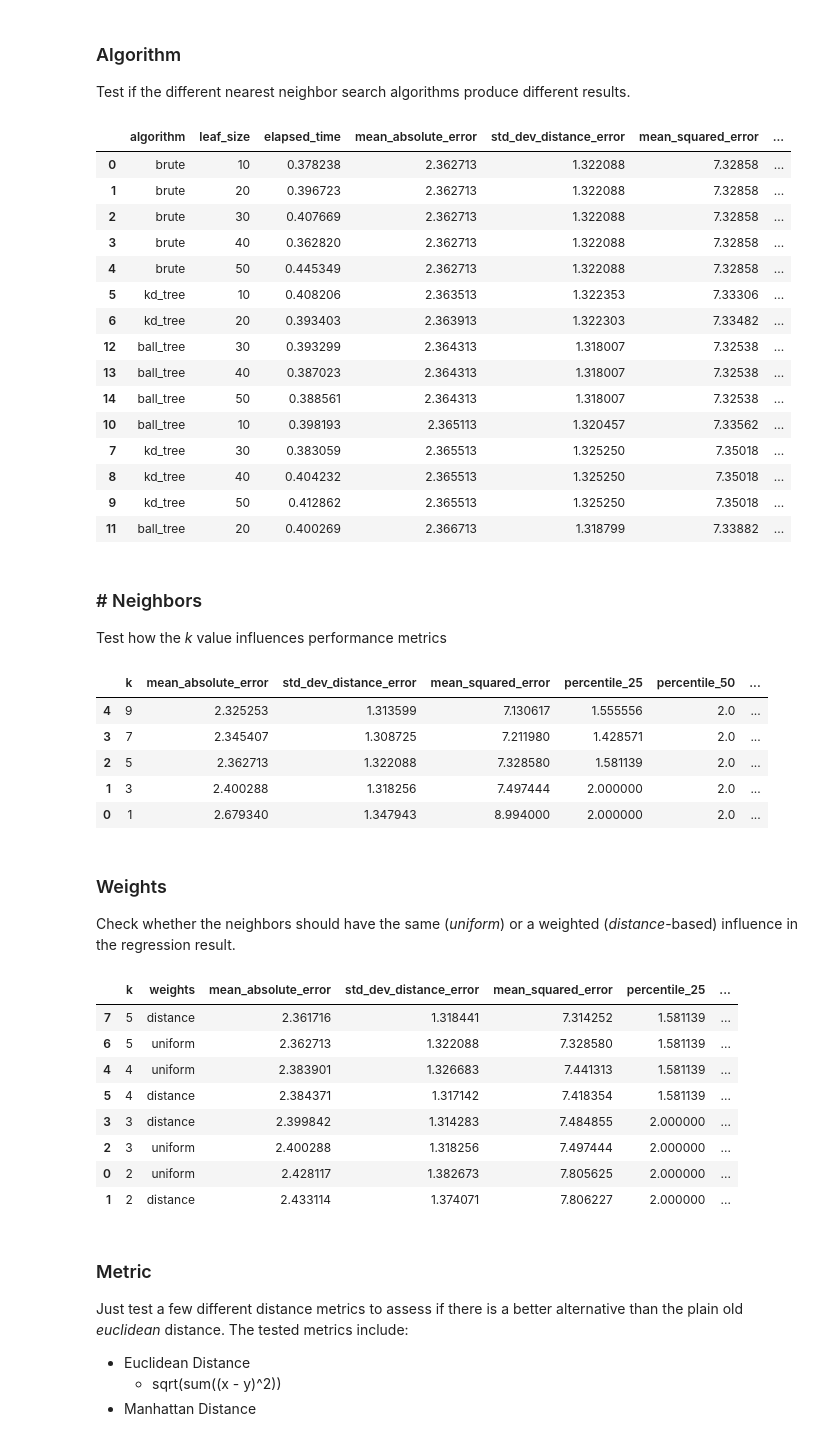
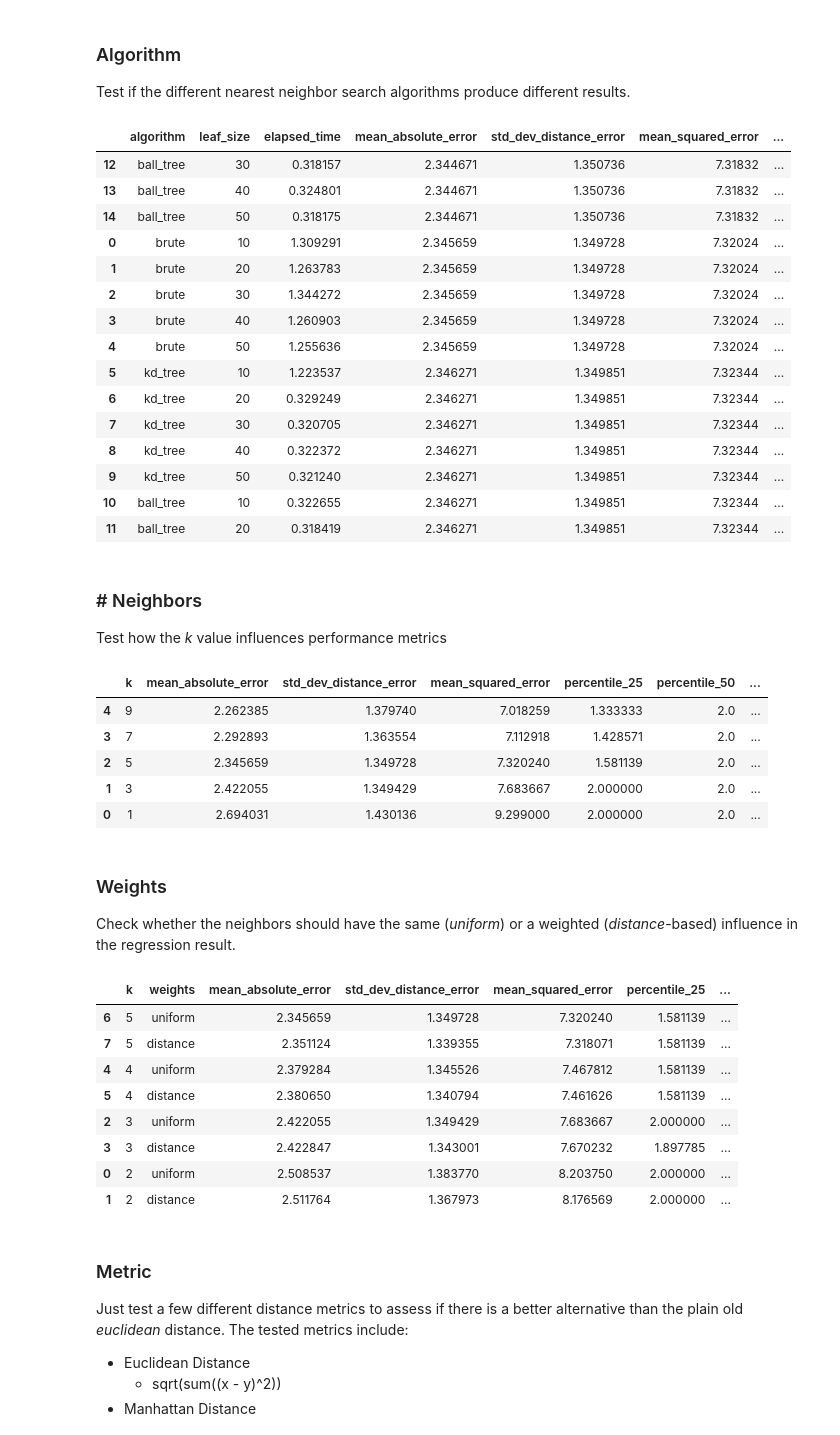
Before and after one commit to YanuX-Framework/YanuX-Cruncher, a Jupyter notebook: CruncherLab.ipynb, the cells around one changed output. Saved outputs shown, nothing was run; the diff lists cells and outputs as text; code cells hidden in the pictures.

```diff
--- a/CruncherLab.ipynb
+++ b/CruncherLab.ipynb
@@ -177,3 +230,6 @@ Scenarios Generated!
+# %%
+default_data_scenario = data_scenarios["train_test_split_data"]
+default_test_data_scenario = test_data_scenarios["train_test_split_data"]
 # %% [markdown]
 ## Playground ##
 # %% [markdown]
@@ -187,52 +243,52 @@ nan_filler=-100
 algorithms = ["brute", "kd_tree", "ball_tree"]
 leaf_sizes = range(10, 60, 10)
 
-curr_data = data_scenarios["full_data"].fillna(nan_filler)
-curr_test_data = test_data_scenarios["full_data"].fillna(nan_filler)
+curr_data = default_data_scenario.fillna(nan_filler)
+curr_test_data = default_test_data_scenario.fillna(nan_filler)
 
 # Just a metrics accumulator
 metrics = []
 for a in algorithms:
     for l in leaf_sizes:
         start_time = time.clock()
         results = knn_experiment(curr_data,
                                  mac_addresses,
                                  ["x", "y"],
                                  algorithm=a,
                                  leaf_size=l,
                                  n_neighbors=n_neighbors,
                                  weights=weights,
                                  metric=metric,
                                  test_data=curr_test_data)
         end_time = time.clock()
         curr_metrics = experiment_metrics(results)
         curr_metrics["algorithm"] = a
         curr_metrics["leaf_size"] = l
         curr_metrics["elapsed_time"] = end_time - start_time
         metrics.append(curr_metrics)
 
 cols = ["algorithm", "leaf_size", "elapsed_time"] + list(curr_metrics.keys())[:-3]
 metrics_table = pd.DataFrame(metrics, columns=cols)
 metrics_table.to_csv(output_data_directory + "/metrics-algorithm.csv")
 metrics_table.sort_values(cols[3:])
 #metrics_table.sort_values("elapsed_time")
 # %% [output]
 |  | algorithm | leaf_size | elapsed_time | mean_absolute_error | std_dev_distance_error | mean_squared_error | ... |
-| 0 | brute | 10 | 0.378238 | 2.362713 | 1.322088 | 7.32858 | ... |
-| 1 | brute | 20 | 0.396723 | 2.362713 | 1.322088 | 7.32858 | ... |
-| 2 | brute | 30 | 0.407669 | 2.362713 | 1.322088 | 7.32858 | ... |
-| 3 | brute | 40 | 0.362820 | 2.362713 | 1.322088 | 7.32858 | ... |
-| 4 | brute | 50 | 0.445349 | 2.362713 | 1.322088 | 7.32858 | ... |
-| 5 | kd_tree | 10 | 0.408206 | 2.363513 | 1.322353 | 7.33306 | ... |
-| 6 | kd_tree | 20 | 0.393403 | 2.363913 | 1.322303 | 7.33482 | ... |
-| 12 | ball_tree | 30 | 0.393299 | 2.364313 | 1.318007 | 7.32538 | ... |
-| 13 | ball_tree | 40 | 0.387023 | 2.364313 | 1.318007 | 7.32538 | ... |
-| 14 | ball_tree | 50 | 0.388561 | 2.364313 | 1.318007 | 7.32538 | ... |
-| 10 | ball_tree | 10 | 0.398193 | 2.365113 | 1.320457 | 7.33562 | ... |
-| 7 | kd_tree | 30 | 0.383059 | 2.365513 | 1.325250 | 7.35018 | ... |
-| 8 | kd_tree | 40 | 0.404232 | 2.365513 | 1.325250 | 7.35018 | ... |
-| 9 | kd_tree | 50 | 0.412862 | 2.365513 | 1.325250 | 7.35018 | ... |
-| 11 | ball_tree | 20 | 0.400269 | 2.366713 | 1.318799 | 7.33882 | ... |
+| 12 | ball_tree | 30 | 0.318157 | 2.344671 | 1.350736 | 7.31832 | ... |
+| 13 | ball_tree | 40 | 0.324801 | 2.344671 | 1.350736 | 7.31832 | ... |
+| 14 | ball_tree | 50 | 0.318175 | 2.344671 | 1.350736 | 7.31832 | ... |
+| 0 | brute | 10 | 1.309291 | 2.345659 | 1.349728 | 7.32024 | ... |
+| 1 | brute | 20 | 1.263783 | 2.345659 | 1.349728 | 7.32024 | ... |
+| 2 | brute | 30 | 1.344272 | 2.345659 | 1.349728 | 7.32024 | ... |
+| 3 | brute | 40 | 1.260903 | 2.345659 | 1.349728 | 7.32024 | ... |
+| 4 | brute | 50 | 1.255636 | 2.345659 | 1.349728 | 7.32024 | ... |
+| 5 | kd_tree | 10 | 1.223537 | 2.346271 | 1.349851 | 7.32344 | ... |
+| 6 | kd_tree | 20 | 0.329249 | 2.346271 | 1.349851 | 7.32344 | ... |
+| 7 | kd_tree | 30 | 0.320705 | 2.346271 | 1.349851 | 7.32344 | ... |
+| 8 | kd_tree | 40 | 0.322372 | 2.346271 | 1.349851 | 7.32344 | ... |
+| 9 | kd_tree | 50 | 0.321240 | 2.346271 | 1.349851 | 7.32344 | ... |
+| 10 | ball_tree | 10 | 0.322655 | 2.346271 | 1.349851 | 7.32344 | ... |
+| 11 | ball_tree | 20 | 0.318419 | 2.346271 | 1.349851 | 7.32344 | ... |
 # %% [markdown]
 ### # Neighbors ###
 Test how the *k* value influences performance metrics
@@ -242,8 +298,8 @@ weights="uniform"
 metric="euclidean"
 nan_filler=-100
 
-curr_data = data_scenarios["full_data"].fillna(nan_filler)
-curr_test_data = test_data_scenarios["full_data"].fillna(nan_filler)
+curr_data = default_data_scenario.fillna(nan_filler)
+curr_test_data = default_test_data_scenario.fillna(nan_filler)
 
 # Just a metrics accumulator
 metrics = []
@@ -265,11 +321,11 @@ metrics_table.to_csv(output_data_directory + "/metrics-n_neighbors.csv")
 metrics_table.sort_values(cols[1:])
 # %% [output]
 |  | k | mean_absolute_error | std_dev_distance_error | mean_squared_error | percentile_25 | percentile_50 | ... |
-| 4 | 9 | 2.325253 | 1.313599 | 7.130617 | 1.555556 | 2.0 | ... |
-| 3 | 7 | 2.345407 | 1.308725 | 7.211980 | 1.428571 | 2.0 | ... |
-| 2 | 5 | 2.362713 | 1.322088 | 7.328580 | 1.581139 | 2.0 | ... |
-| 1 | 3 | 2.400288 | 1.318256 | 7.497444 | 2.000000 | 2.0 | ... |
-| 0 | 1 | 2.679340 | 1.347943 | 8.994000 | 2.000000 | 2.0 | ... |
+| 4 | 9 | 2.262385 | 1.379740 | 7.018259 | 1.333333 | 2.0 | ... |
+| 3 | 7 | 2.292893 | 1.363554 | 7.112918 | 1.428571 | 2.0 | ... |
+| 2 | 5 | 2.345659 | 1.349728 | 7.320240 | 1.581139 | 2.0 | ... |
+| 1 | 3 | 2.422055 | 1.349429 | 7.683667 | 2.000000 | 2.0 | ... |
+| 0 | 1 | 2.694031 | 1.430136 | 9.299000 | 2.000000 | 2.0 | ... |
 # %% [markdown]
 ### Weights ###
 Check whether the neighbors should have the same (*uniform*) or a weighted (*distance*-based) influence in the regression result.
@@ -279,8 +335,8 @@ weights=["uniform", "distance"]
 metric="euclidean"
 nan_filler=-100
 
-curr_data = data_scenarios["full_data"].fillna(nan_filler)
-curr_test_data = test_data_scenarios["full_data"].fillna(nan_filler)
+curr_data = default_data_scenario.fillna(nan_filler)
+curr_test_data = default_test_data_scenario.fillna(nan_filler)
 
 # Just a metrics accumulator
 metrics = []
@@ -304,14 +360,14 @@ metrics_table.to_csv(output_data_directory + "/metrics-weights.csv")
 metrics_table.sort_values(cols[2:])
 # %% [output]
 |  | k | weights | mean_absolute_error | std_dev_distance_error | mean_squared_error | percentile_25 | ... |
-| 7 | 5 | distance | 2.361716 | 1.318441 | 7.314252 | 1.581139 | ... |
-| 6 | 5 | uniform | 2.362713 | 1.322088 | 7.328580 | 1.581139 | ... |
-| 4 | 4 | uniform | 2.383901 | 1.326683 | 7.441313 | 1.581139 | ... |
-| 5 | 4 | distance | 2.384371 | 1.317142 | 7.418354 | 1.581139 | ... |
-| 3 | 3 | distance | 2.399842 | 1.314283 | 7.484855 | 2.000000 | ... |
-| 2 | 3 | uniform | 2.400288 | 1.318256 | 7.497444 | 2.000000 | ... |
-| 0 | 2 | uniform | 2.428117 | 1.382673 | 7.805625 | 2.000000 | ... |
-| 1 | 2 | distance | 2.433114 | 1.374071 | 7.806227 | 2.000000 | ... |
+| 6 | 5 | uniform | 2.345659 | 1.349728 | 7.320240 | 1.581139 | ... |
+| 7 | 5 | distance | 2.351124 | 1.339355 | 7.318071 | 1.581139 | ... |
+| 4 | 4 | uniform | 2.379284 | 1.345526 | 7.467812 | 1.581139 | ... |
+| 5 | 4 | distance | 2.380650 | 1.340794 | 7.461626 | 1.581139 | ... |
+| 2 | 3 | uniform | 2.422055 | 1.349429 | 7.683667 | 2.000000 | ... |
+| 3 | 3 | distance | 2.422847 | 1.343001 | 7.670232 | 1.897785 | ... |
+| 0 | 2 | uniform | 2.508537 | 1.383770 | 8.203750 | 2.000000 | ... |
+| 1 | 2 | distance | 2.511764 | 1.367973 | 8.176569 | 2.000000 | ... |
 # %% [markdown]
 ### Metric ###
 Just test a few different distance metrics to assess if there is a better alternative than the plain old *euclidean* distance. The tested metrics include:
```
Also changed, not shown: parts of 15 cells of this notebook.
